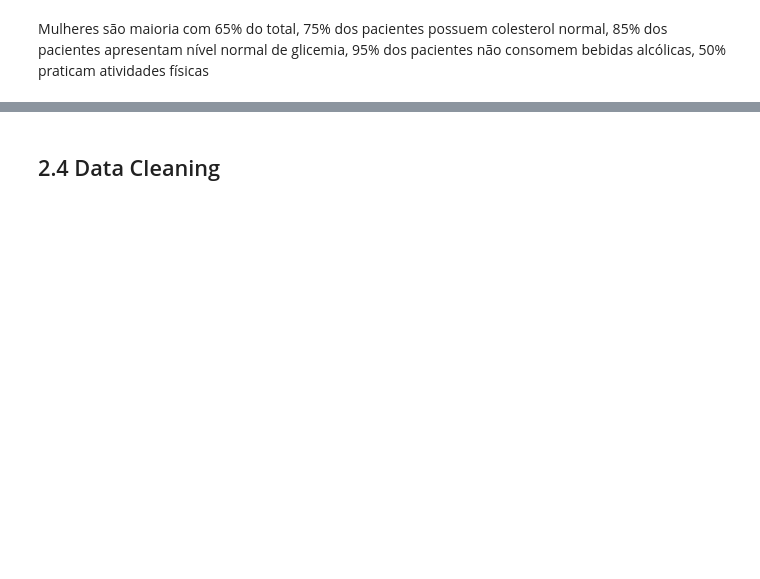
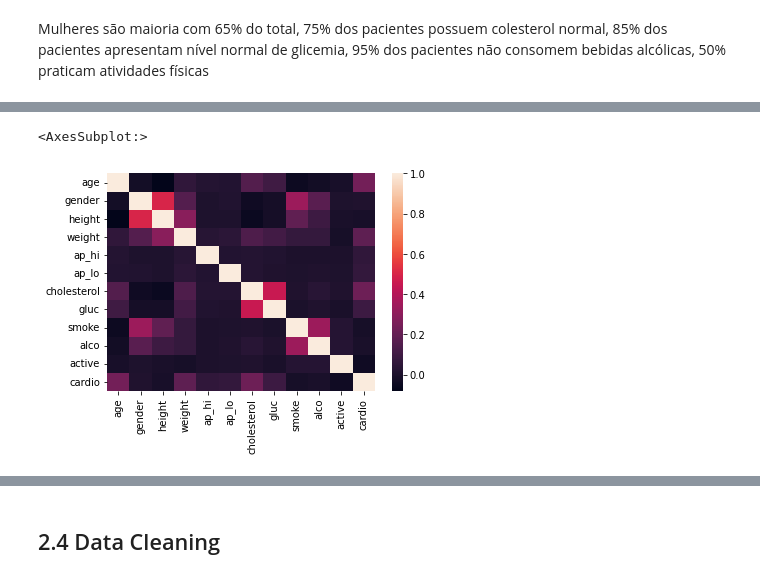
Before and after one commit to Samoelmoura/cardio_diseases_predict, a Jupyter notebook: notebooks/cardio_diseases_predict.ipynb, the cells around one changed output, grey strips where cells are left out. Saved outputs shown, nothing was run; the diff lists cells and outputs as text; code cells hidden in the pictures; blank space fills up the shorter version.

```diff
--- a/notebooks/cardio_diseases_predict.ipynb
+++ b/notebooks/cardio_diseases_predict.ipynb
@@ -80,4 +111,4 @@ tempo_agora = time.time()
 # %% [markdown]
 ## 1.3 Loading Dataset
 # %%
-df = pd.read_csv('C:\\Users\\Notebook\\Google Drive\\Pessoal\\Projetos\\cardio_diseases_predict\\cardio_train.csv', sep=';')
+df = pd.read_csv('D:\\My drive\\Pessoal\\Projetos\\cardio_diseases_predict\\cardio_diseases_predict\\cardio_train.csv', sep=';')
@@ -142,0 +246,5 @@ Mulheres são maioria com 65% do total, 75% dos pacientes possuem colesterol nor
+# %%
+sns.heatmap(df.drop(features_remover, axis=1).corr())
+# %% [output]
+<AxesSubplot:>
+[figure, added]
```
Also changed, not shown: parts of 34 cells of this notebook.
